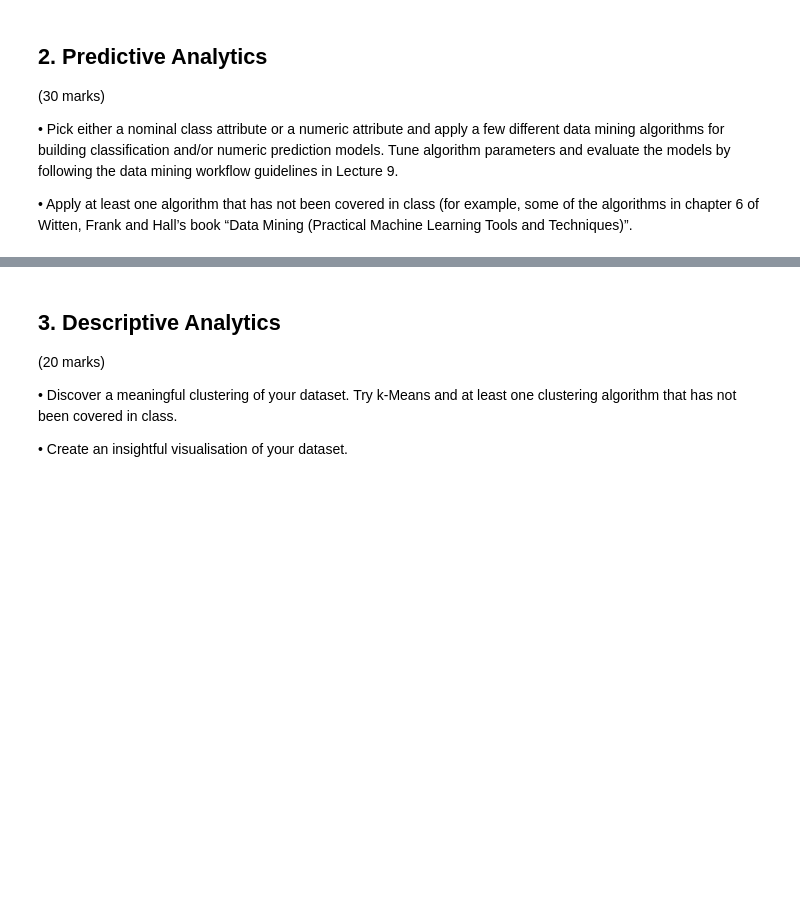
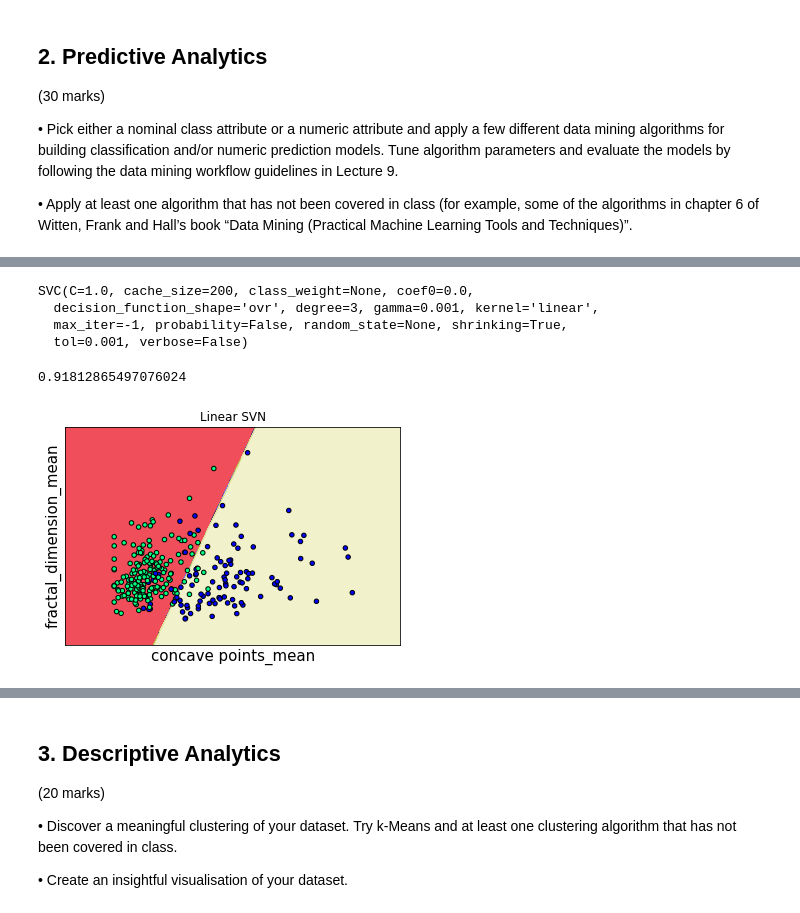
Before and after one commit to JonneyLloyd/data_mining, a Jupyter notebook: notebook.ipynb, the cells around one changed output, grey strips where cells are left out. Saved outputs shown, nothing was run; the diff lists cells and outputs as text; code cells hidden in the pictures; blank space fills up the shorter version.

```diff
--- a/notebook.ipynb
+++ b/notebook.ipynb
@@ -130,2 +182,4 @@ Other interesting combinations of attributes may be used for better insights (SV
 
 Since we are using an automated approach, there is little need to select any features, however it is useful to note the ones we expect to be valuable.
+# %%
+data = clean_data.copy()
@@ -131,0 +188,4 @@ Since we are using an automated approach, there is little need to select any fea
+# %%
+from sklearn.model_selection import train_test_split
+X_train, X_test, y_train, y_test = train_test_split(data[mean_labels], data['diagnosis'],
+                                                    test_size=0.3, shuffle=True)
@@ -132,3 +195,12 @@ Since we are using an automated approach, there is little need to select any fea
+# %%
+from sklearn.preprocessing import StandardScaler
+scaler = StandardScaler().fit(X_train)
+
+standardized_X_train = X_train.copy()
+standardized_X_train[standardized_X_train.columns] = scaler.fit_transform(standardized_X_train[standardized_X_train.columns])
+
+standardized_X_test = X_test.copy()
+standardized_X_test[standardized_X_test.columns] = scaler.fit_transform(standardized_X_test[standardized_X_test.columns])
 # %% [markdown]
 ## 2. Predictive Analytics
 (30 marks)
@@ -142,0 +231,10 @@ Techniques)”.
+# %%
+clf = svm.SVC(C=1.0, gamma=0.001, kernel='linear', degree=3)
+X = standardized_X_train[['concave points_mean', 'fractal_dimension_mean']].values.reshape(-1,2)[:-100]
+y = y_train.values[:-100]
+clf.fit(X, y)
+# %% [output]
+SVC(C=1.0, cache_size=200, class_weight=None, coef0=0.0,
+  decision_function_shape='ovr', degree=3, gamma=0.001, kernel='linear',
+  max_iter=-1, probability=False, random_state=None, shrinking=True,
+  tol=0.001, verbose=False)
@@ -142,0 +243,13 @@ Techniques)”.
+# %%
+(y_pred == y_test).sum() / len(y_pred)
+# %% [output]
+0.91812865497076024
+# %%
+fig = plt.plot(figsize=(15,5))
+ax = plt.gca()
+X0, X1 = X[:, 0], X[:, 1]
+plot_svn(clf, ax, X0, X1, y, title='Linear SVN', xlabel='concave points_mean', ylabel='fractal_dimension_mean')
+
+plt.show()
+# %% [output]
+[figure, added]
```
Also changed, not shown: parts of 16 cells of this notebook.
